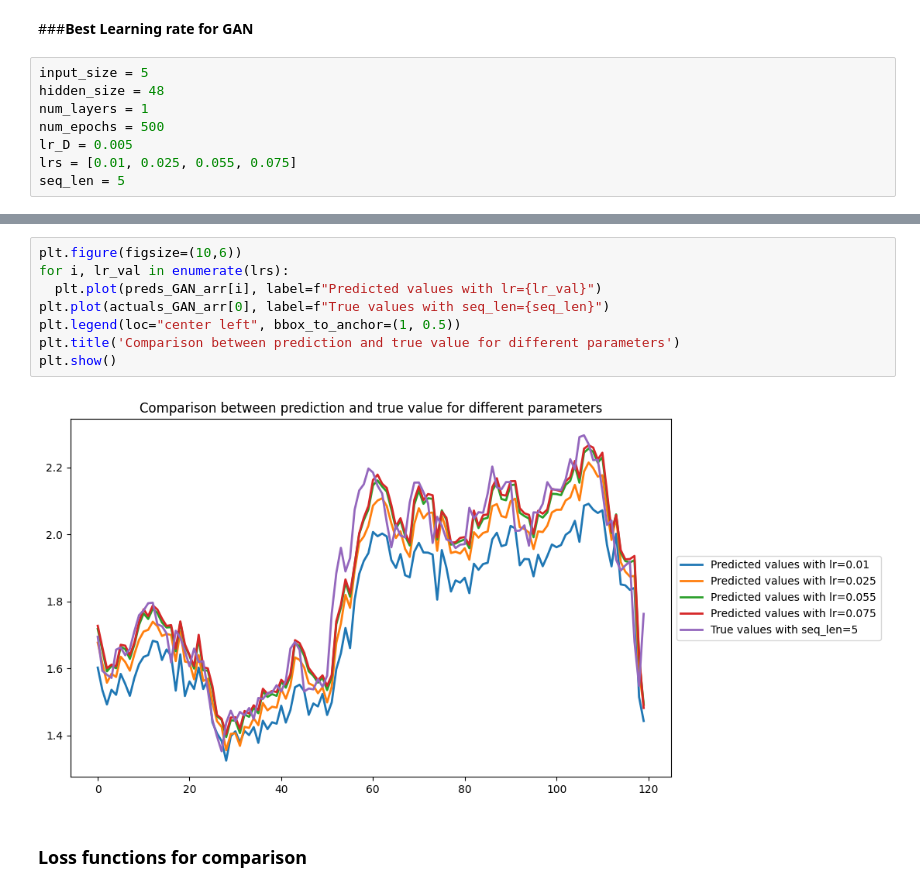
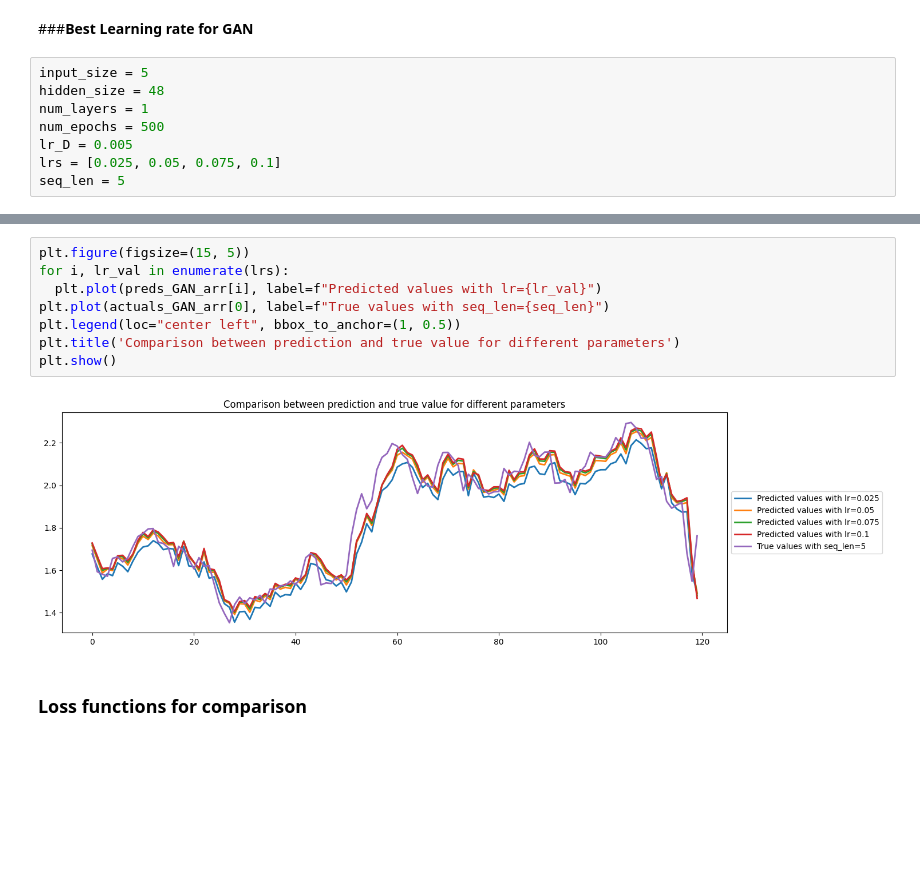
Before and after one commit to RobertoSonzini/NAML_project, a Jupyter notebook: Progetto_NAML_Final.ipynb, the cells around one changed output, grey strips where cells are left out. Cells and saved outputs as stored; diff of their text form; blank space fills up the shorter version.

```diff
--- a/Progetto_NAML_Final.ipynb
+++ b/Progetto_NAML_Final.ipynb
@@ -2126,7 +2126,7 @@ hidden_size = 48
 num_layers = 1
 num_epochs = 500
 lr_D = 0.005
-lrs = [0.01, 0.025, 0.055, 0.075]
+lrs = [0.025, 0.05, 0.075, 0.1]
 seq_len = 5
 # %%
 preds_GAN_arr = []
@@ -2161,13 +2161,13 @@ Test Loss: 0.0054
 # %%
-plt.figure(figsize=(10,6))
+plt.figure(figsize=(15, 5))
 for i, lr_val in enumerate(lrs):
   plt.plot(preds_GAN_arr[i], label=f"Predicted values with lr={lr_val}")
 plt.plot(actuals_GAN_arr[0], label=f"True values with seq_len={seq_len}")
 plt.legend(loc="center left", bbox_to_anchor=(1, 0.5))
 plt.title('Comparison between prediction and true value for different parameters')
 plt.show()
 # %% [output]
-[figure, old version]
+[figure, new version]
 # %% [markdown]
 ### **Loss functions for comparison**
 # %% [markdown]
```
Also changed, not shown: parts of 34 cells of this notebook.
